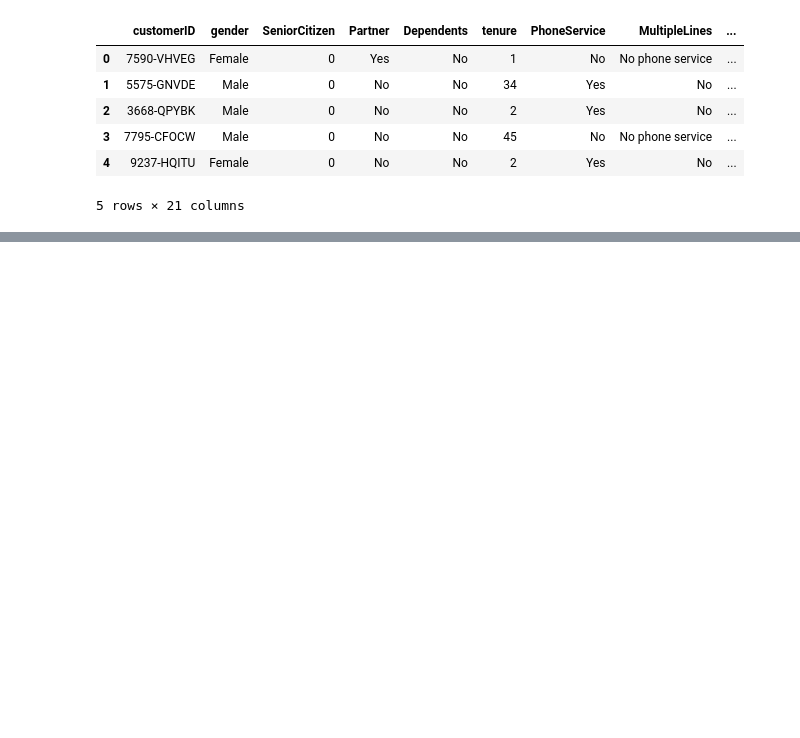
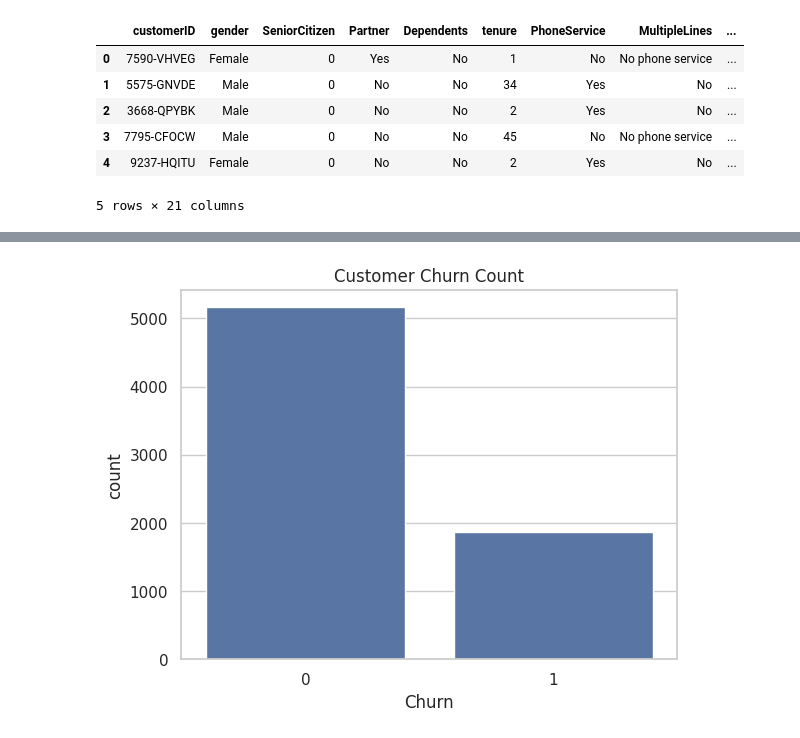
Before and after one commit to DEVAPRAKSAM/Customer-Churn-ML, a Jupyter notebook: ChurnPrediction.ipynb, the cells around one changed output, grey strips where cells are left out. Saved outputs shown, nothing was run; the diff lists cells and outputs as text; code cells hidden in the pictures; blank space fills up the shorter version.

```diff
--- a/ChurnPrediction.ipynb
+++ b/ChurnPrediction.ipynb
@@ -19,3 +19,24 @@ df.head()
 | 3 | 7795-CFOCW | Male | 0 | No | No | 45 | No | No phone service | ... |
 | 4 | 9237-HQITU | Female | 0 | No | No | 2 | Yes | No | ... |
 5 rows × 21 columns
+# %%
+# Check missing values
+print(df.isnull().sum())
+
+# Convert 'TotalCharges' to numeric
+df['TotalCharges'] = pd.to_numeric(df['TotalCharges'], errors='coerce')
+
+# Drop rows with null TotalCharges
+df = df.dropna()
+
+# Drop customerID (not useful)
+df = df.drop('customerID', axis=1)
+
+# Convert 'Churn' to binary: Yes=1, No=0
+df['Churn'] = df['Churn'].map({'Yes':1, 'No':0})
+
+# Convert categorical columns using get_dummies
+df = pd.get_dummies(df, drop_first=True)
+
+# Final check
+df.head()
@@ -21,0 +68,11 @@ df.head()
+# %%
+import matplotlib.pyplot as plt
+import seaborn as sns
+
+sns.set(style="whitegrid")
+# %%
+sns.countplot(x='Churn', data=df)
+plt.title("Customer Churn Count")
+plt.show()
+# %% [output]
+[figure, added]
```
Also changed, not shown: parts of 11 cells of this notebook.
